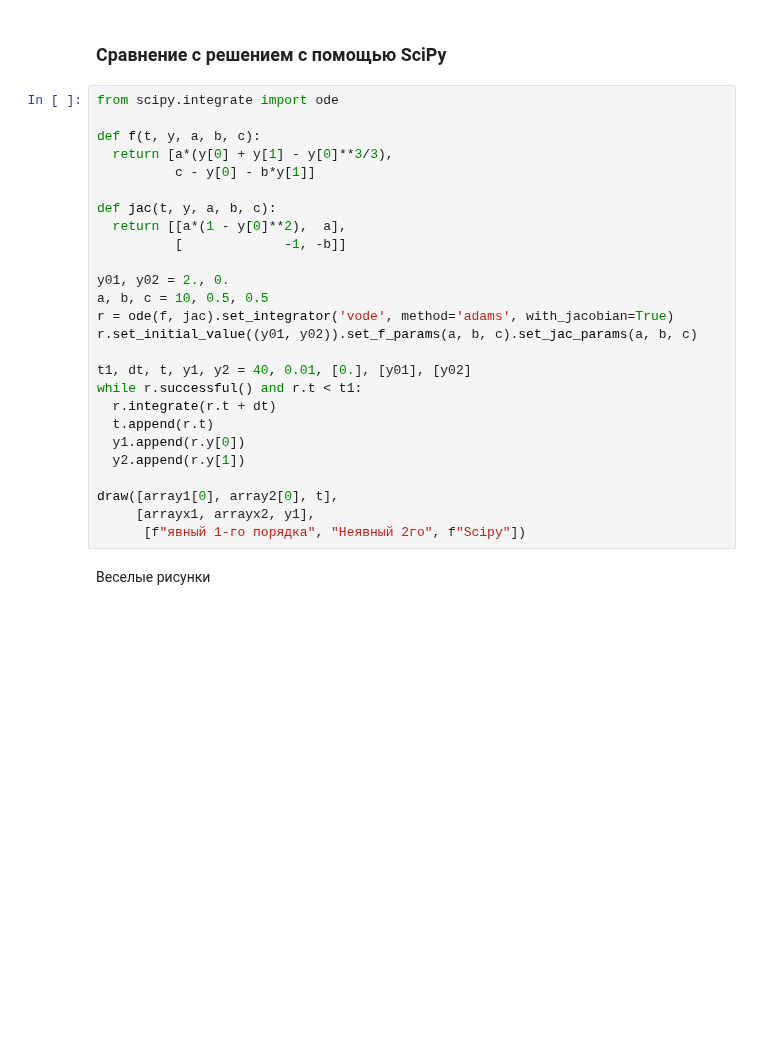
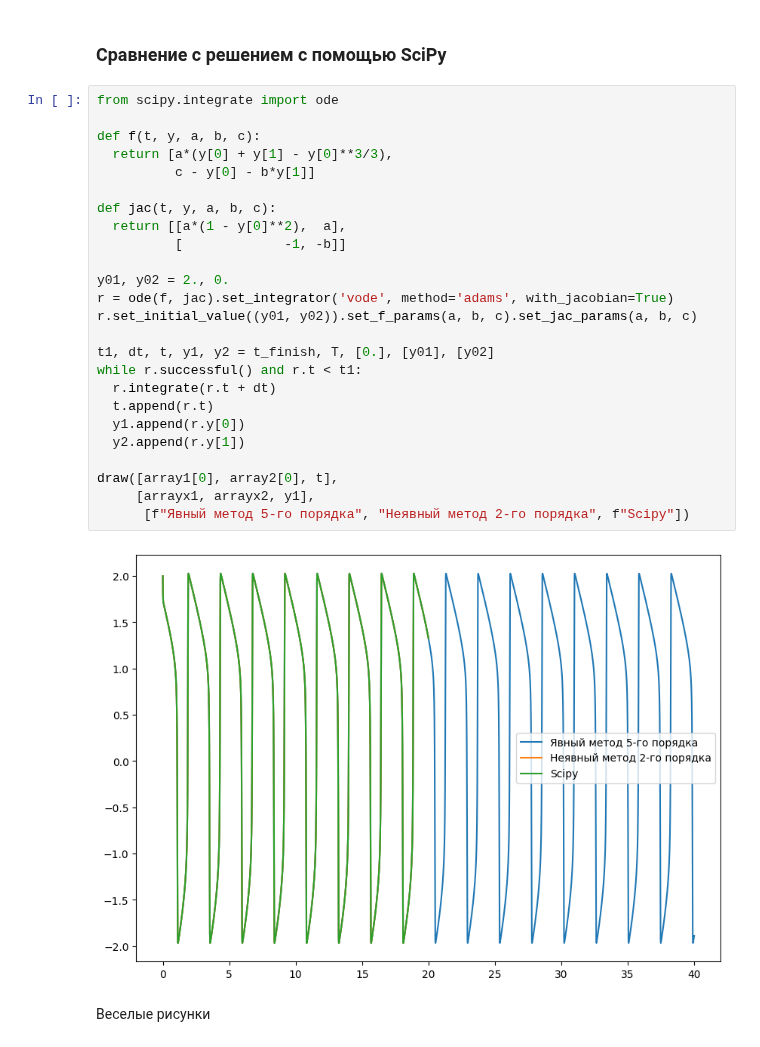
Before and after one commit to ArnautovPeter/projectPractice, a Jupyter notebook: src/main.ipynb, the cells around one changed output. Saved outputs shown, nothing was run; the diff lists cells and outputs as text; blank space fills up the shorter version.

```diff
--- a/src/main.ipynb
+++ b/src/main.ipynb
@@ -209,29 +223,30 @@ TypeError: fx() takes 5 positional arguments but 6 were given
 # %%
 from scipy.integrate import ode
 
 def f(t, y, a, b, c):
   return [a*(y[0] + y[1] - y[0]**3/3),
           c - y[0] - b*y[1]]
 
 def jac(t, y, a, b, c):
   return [[a*(1 - y[0]**2),  a],
           [             -1, -b]]
 
 y01, y02 = 2., 0.
-a, b, c = 10, 0.5, 0.5
 r = ode(f, jac).set_integrator('vode', method='adams', with_jacobian=True)
 r.set_initial_value((y01, y02)).set_f_params(a, b, c).set_jac_params(a, b, c)
 
-t1, dt, t, y1, y2 = 40, 0.01, [0.], [y01], [y02]
+t1, dt, t, y1, y2 = t_finish, T, [0.], [y01], [y02]
 while r.successful() and r.t < t1:
   r.integrate(r.t + dt)
   t.append(r.t)
   y1.append(r.y[0])
   y2.append(r.y[1])
 
 draw([array1[0], array2[0], t],
      [arrayx1, arrayx2, y1],
-      [f"явный 1-го порядка", "Неявный 2го", f"Scipy"])
+      [f"Явный метод 5-го порядка", "Неявный метод 2-го порядка", f"Scipy"])
+# %% [output]
+[figure, added]
 # %% [markdown]
 Веселые рисунки
 # %%
```
Also changed, not shown: parts of 8 cells of this notebook, 16 other files.
